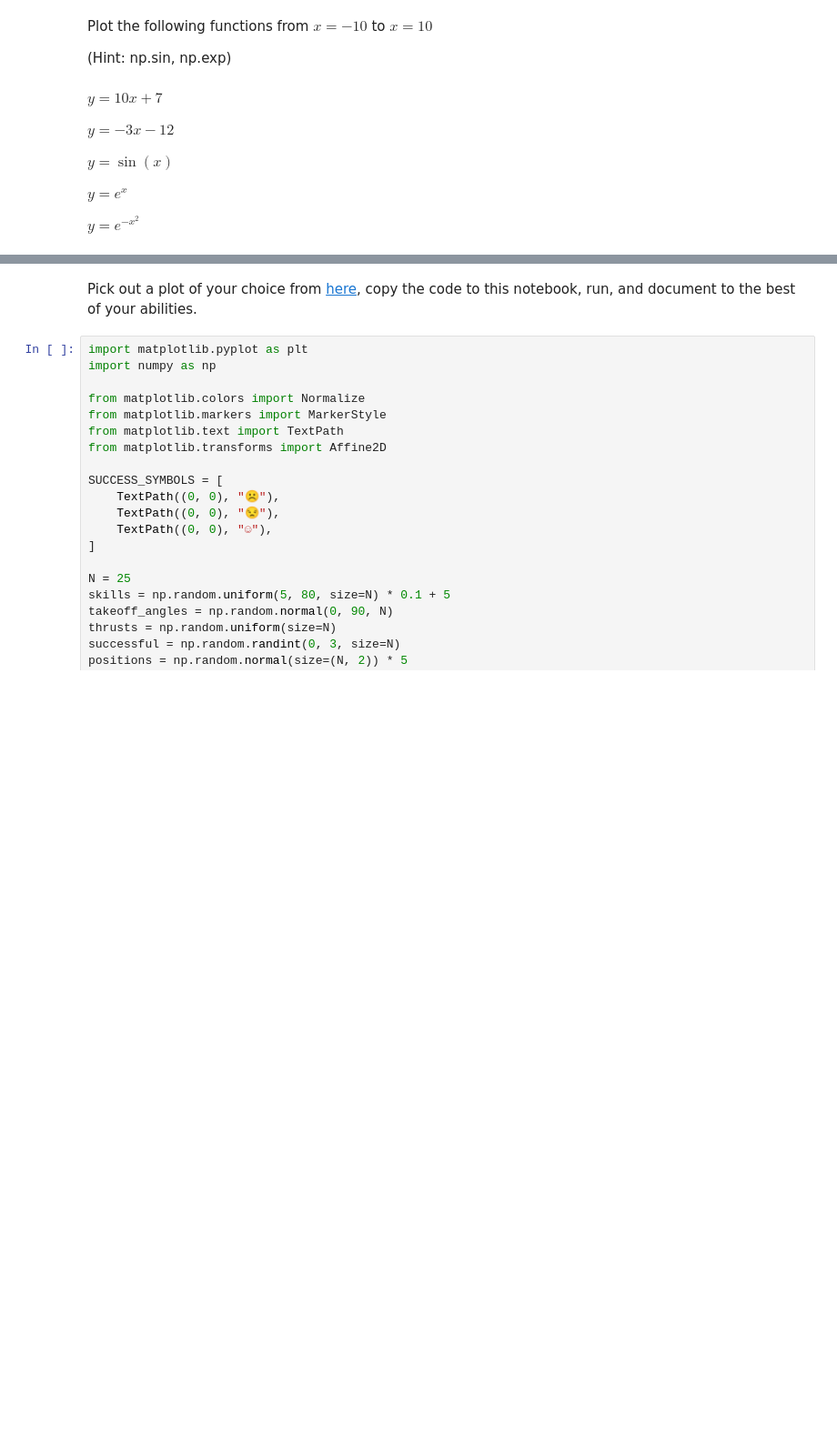
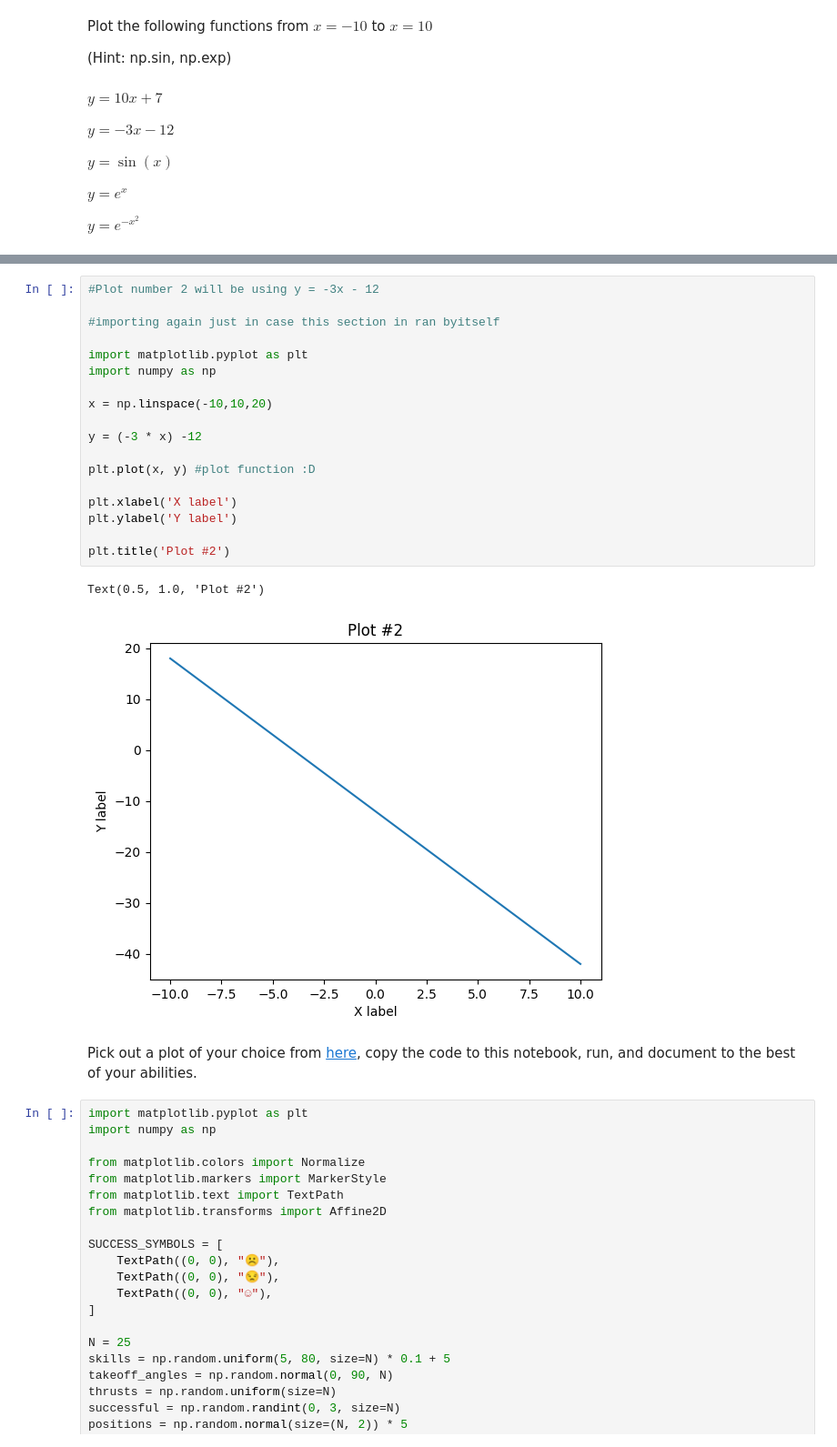
Before and after one commit to AxIS8/ProbNStatsReal, a Jupyter notebook: Hahn_Math_24_Lab_1.ipynb, the cells around one changed output, grey strips where cells are left out. Shown: that part at 91% size. Drawn from its saved outputs; the diff is of its cells as text; blank space fills up the shorter version.

```diff
--- a/Hahn_Math_24_Lab_1.ipynb
+++ b/Hahn_Math_24_Lab_1.ipynb
@@ -195,6 +196,27 @@ plt.title('Plot #1')
 # %% [output]
 Text(0.5, 1.0, 'Plot #1')
 [figure]
+# %%
+#Plot number 2 will be using y = -3x - 12
+
+#importing again just in case this section in ran byitself
+
+import matplotlib.pyplot as plt
+import numpy as np
+
+x = np.linspace(-10,10,20)
+
+y = (-3 * x) -12
+
+plt.plot(x, y) #plot function :D
+
+plt.xlabel('X label')
+plt.ylabel('Y label')
+
+plt.title('Plot #2')
+# %% [output]
+Text(0.5, 1.0, 'Plot #2')
+[figure, added]
 # %% [markdown]
 Pick out a plot of your choice from [here](https://matplotlib.org/stable/gallery/index.html), copy the code to this notebook, run, and document to the best of your abilities.
 # %%
```
Also changed, not shown: parts of 1 cell of this notebook.
